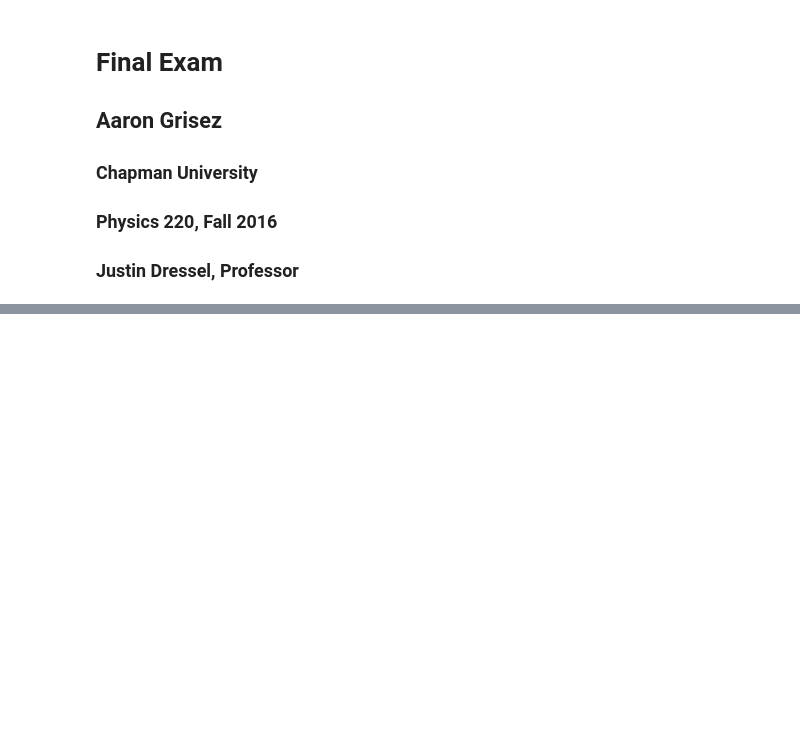
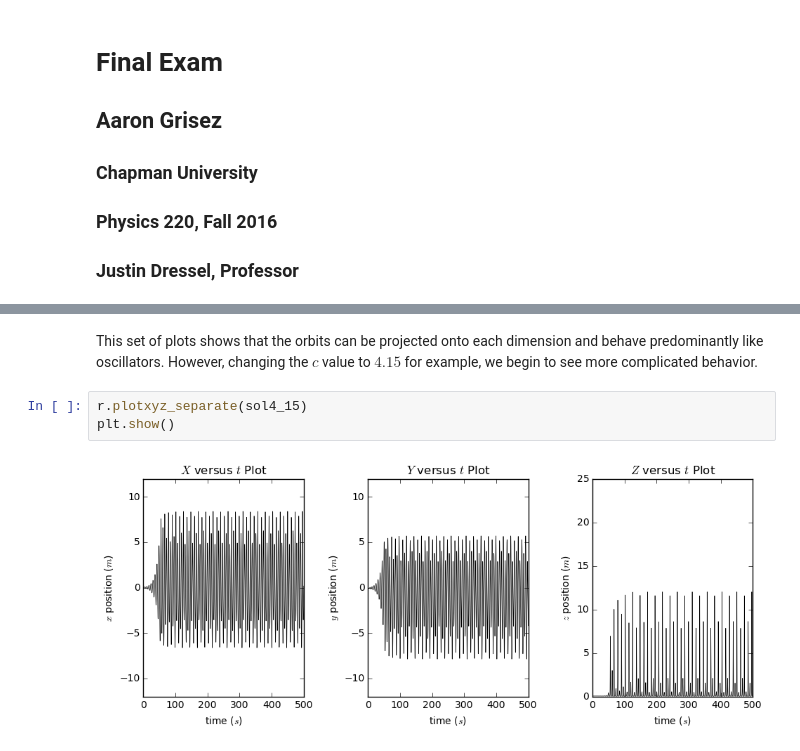
Before and after one commit to aarongrisez/final-aarongrisez, a Jupyter notebook: FinalExam.ipynb, the cells around one changed output, grey strips where cells are left out. Saved outputs shown, nothing was run; the diff lists cells and outputs as text; blank space fills up the shorter version.

```diff
--- a/FinalExam.ipynb
+++ b/FinalExam.ipynb
@@ -49,0 +36,7 @@ def c_rossler(c0, cf, delta_c, i):
+# %% [markdown]
+This set of plots shows that the orbits can be projected onto each dimension and behave predominantly like oscillators. However, changing the $c$ value to $4.15$ for example, we begin to see more complicated behavior.
+# %%
+r.plotxyz_separate(sol4_15)
+plt.show()
+# %% [output]
+[figure, added]
```
Also changed, not shown: parts of 30 cells of this notebook, 8 other files.
